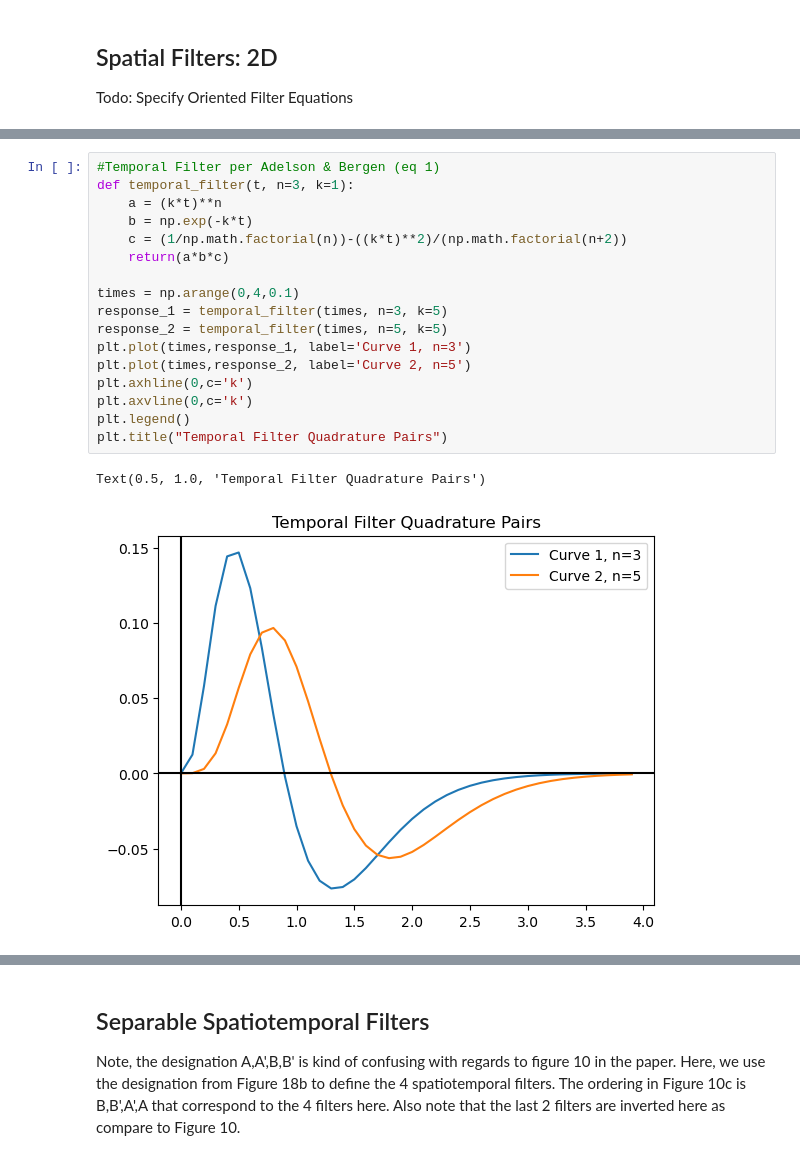
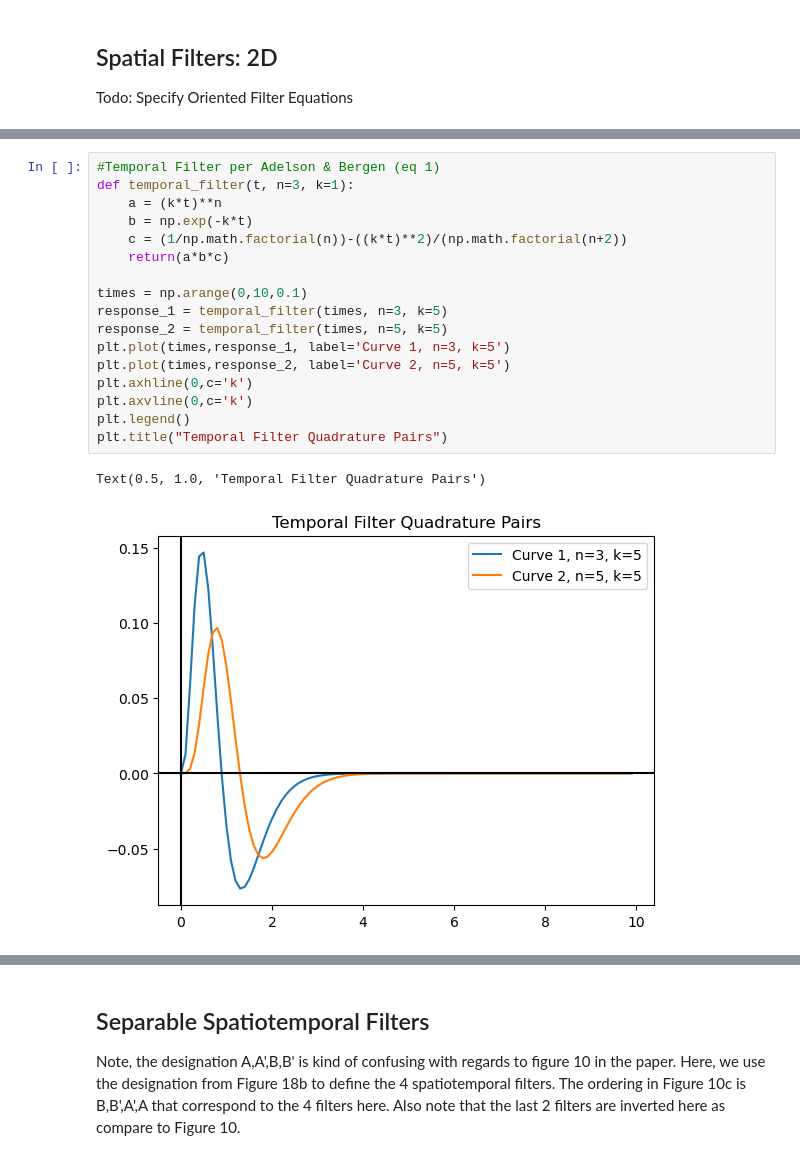
Before and after one commit to vdutell/linearfiltering, a Jupyter notebook: adelsonbergen1984.ipynb, the cells around one changed output, grey strips where cells are left out. Saved outputs shown, nothing was run; the diff lists cells and outputs as text.

```diff
--- a/adelsonbergen1984.ipynb
+++ b/adelsonbergen1984.ipynb
@@ -88,20 +125,20 @@ plt.show()
 # %%
 #Temporal Filter per Adelson & Bergen (eq 1)
 def temporal_filter(t, n=3, k=1):
     a = (k*t)**n
     b = np.exp(-k*t)
     c = (1/np.math.factorial(n))-((k*t)**2)/(np.math.factorial(n+2))
     return(a*b*c)
 
-times = np.arange(0,4,0.1)
+times = np.arange(0,10,0.1)
 response_1 = temporal_filter(times, n=3, k=5)
 response_2 = temporal_filter(times, n=5, k=5)
-plt.plot(times,response_1, label='Curve 1, n=3')
-plt.plot(times,response_2, label='Curve 2, n=5')
+plt.plot(times,response_1, label='Curve 1, n=3, k=5')
+plt.plot(times,response_2, label='Curve 2, n=5, k=5')
 plt.axhline(0,c='k')
 plt.axvline(0,c='k')
 plt.legend()
 plt.title("Temporal Filter Quadrature Pairs")
 # %% [output]
 Text(0.5, 1.0, 'Temporal Filter Quadrature Pairs')
-[figure, old version]
+[figure, new version]
```
Also changed, not shown: parts of 11 cells of this notebook.
